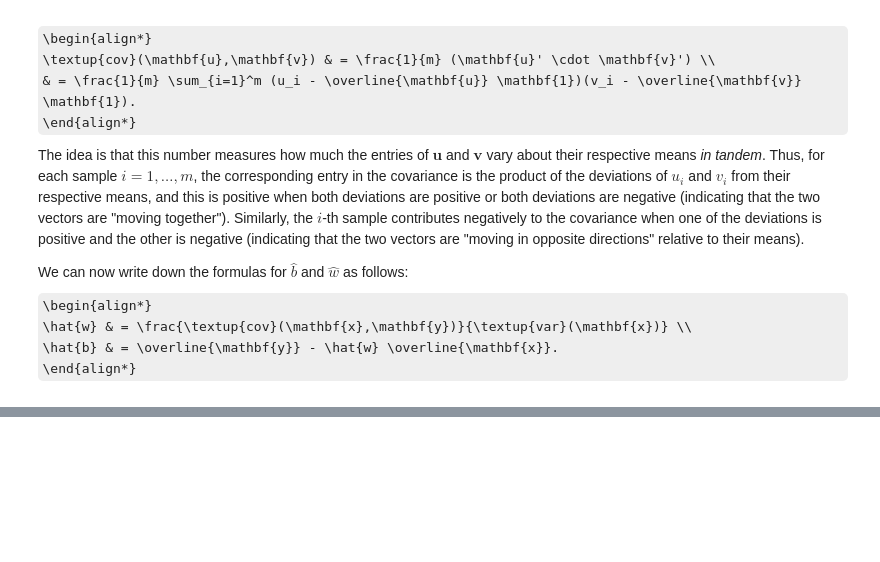
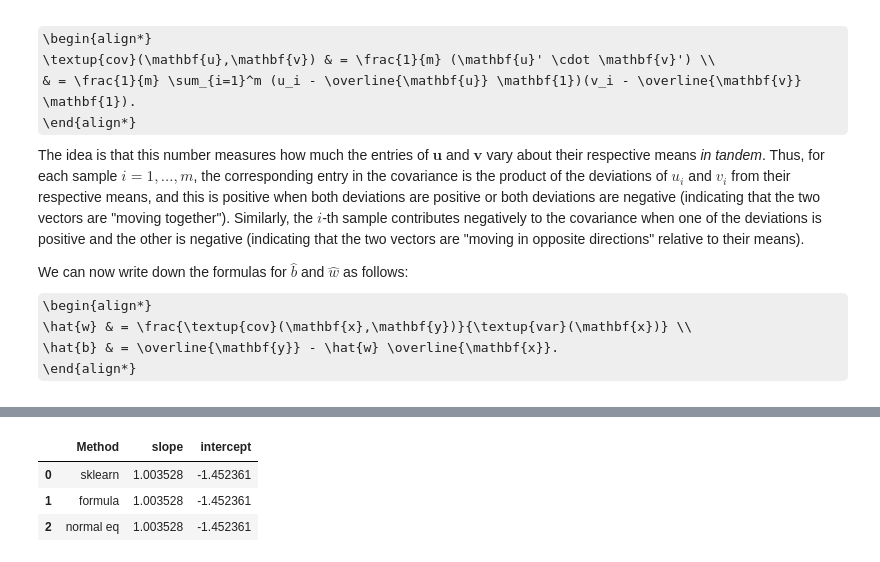
Before and after one commit to arvindsuresh-math/MATH-392-Intro-to-neural-networks, a Jupyter notebook: notebooks/04_simple-linear-regression.ipynb, the cells around one changed output, grey strips where cells are left out. Saved outputs shown, nothing was run; the diff lists cells and outputs as text; code cells hidden in the pictures; some formulas as TeX source; blank space fills up the shorter version.

```diff
--- a/notebooks/04_simple-linear-regression.ipynb
+++ b/notebooks/04_simple-linear-regression.ipynb
@@ -614,0 +493,33 @@ We can now write down the formulas for $\hat{b}$ and $\hat{w}$ as follows:
+# %%
+# Compute m and b using formulas
+m_formula = ((x - np.mean(x)) @ (y - np.mean(y))) / ((x - np.mean(x)) @ (x - np.mean(x)))
+b_formula = np.mean(y) - m_formula * np.mean(x)
+
+# Compute m and b using normal equations
+
+# Create augmented design matrix
+X = np.c_[np.ones(len(x)), x]
+
+# Create X^TX matrix
+XTX = X.T @ X
+
+# Create X^TX inverse matrix
+XTX_inv = np.linalg.inv(XTX)
+
+# Create X^Ty matrix
+XTy = X.T @ y
+
+# Compute m and b using normal equations
+b_normal, m_normal = XTX_inv @ XTy
+
+# Make dataframe with columns m and b, rows corresponding to three methods
+coeffs_df = pd.DataFrame({"Method": ['sklearn', 'formula', 'normal eq'],
+                          "slope" : [m, m_formula, m_normal],
+                            "intercept" : [b, b_formula, b_normal]})
+
+coeffs_df
+# %% [output]
+|  | Method | slope | intercept |
+| 0 | sklearn | 1.003528 | -1.452361 |
+| 1 | formula | 1.003528 | -1.452361 |
+| 2 | normal eq | 1.003528 | -1.452361 |
```
Also changed, not shown: parts of 7 cells of this notebook.
